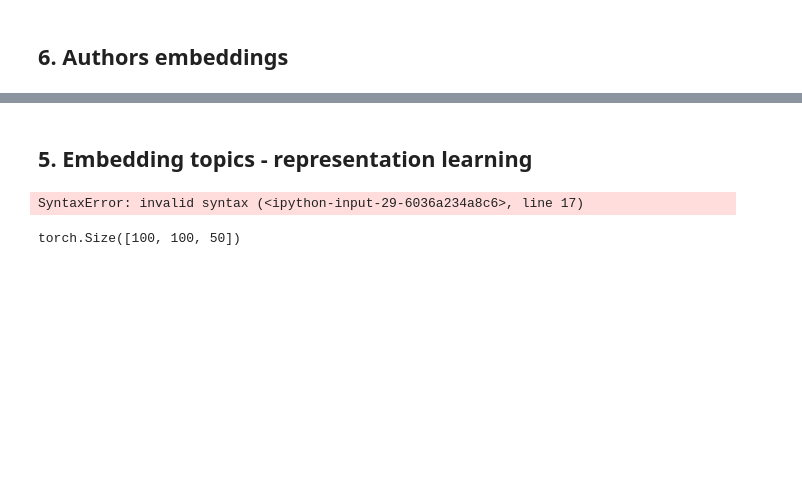
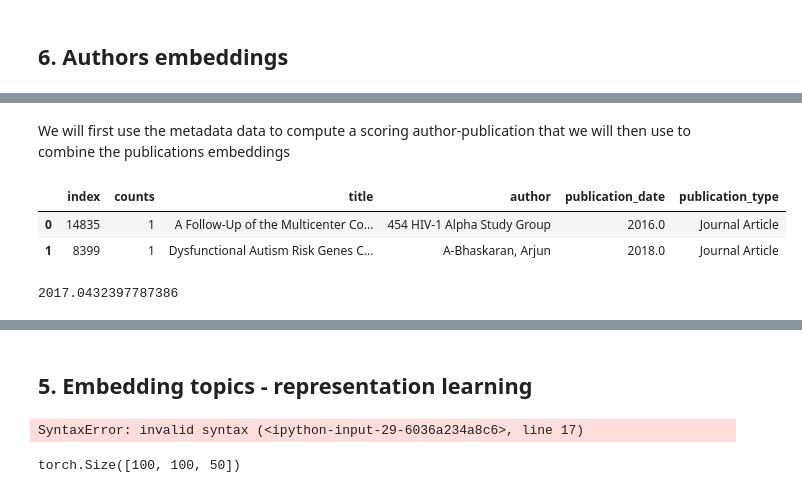
Before and after one commit to GiuliaLanzillotta/ETH_SEARCH, a Jupyter notebook: Embedding LDA.ipynb, the cells around one changed output, grey strips where cells are left out. Saved outputs shown, nothing was run; the diff lists cells and outputs as text; code cells hidden in the pictures; blank space fills up the shorter version.

```diff
--- a/Embedding LDA.ipynb
+++ b/Embedding LDA.ipynb
@@ -346,0 +348,18 @@ graph_data = pd.read_csv("graph_data_final.csv")
+# %% [markdown]
+We will first use the metadata data to compute a scoring author-publication that we will then use to combine the publications embeddings
+# %%
+counts_df = graph_data.groupby(["author"]).size().reset_index(name='counts')
+graph_data_prime = pd.merge(counts_df, graph_data, on=["author"], how="inner")
+graph_data_prime = graph_data_prime[["index","counts","title","author","publication_date","publication_type"]]
+graph_data_prime.head(2)
+# %% [output]
+|  | index | counts | title | author | publication_date | publication_type |
+| 0 | 14835 | 1 | A Follow-Up of the Multicenter Co... | 454 HIV-1 Alpha Study Group | 2016.0 | Journal Article |
+| 1 | 8399 | 1 | Dysfunctional Autism Risk Genes C... | A-Bhaskaran, Arjun | 2018.0 | Journal Article |
+# %%
+max_date = max(graph_data_prime["publication_date"])
+min_date = min(graph_data_prime["publication_date"])
+avg_date = np.mean(graph_data_prime["publication_date"])
+avg_date
+# %% [output]
+2017.0432397787386
```
Also changed, not shown: parts of 32 cells of this notebook.
